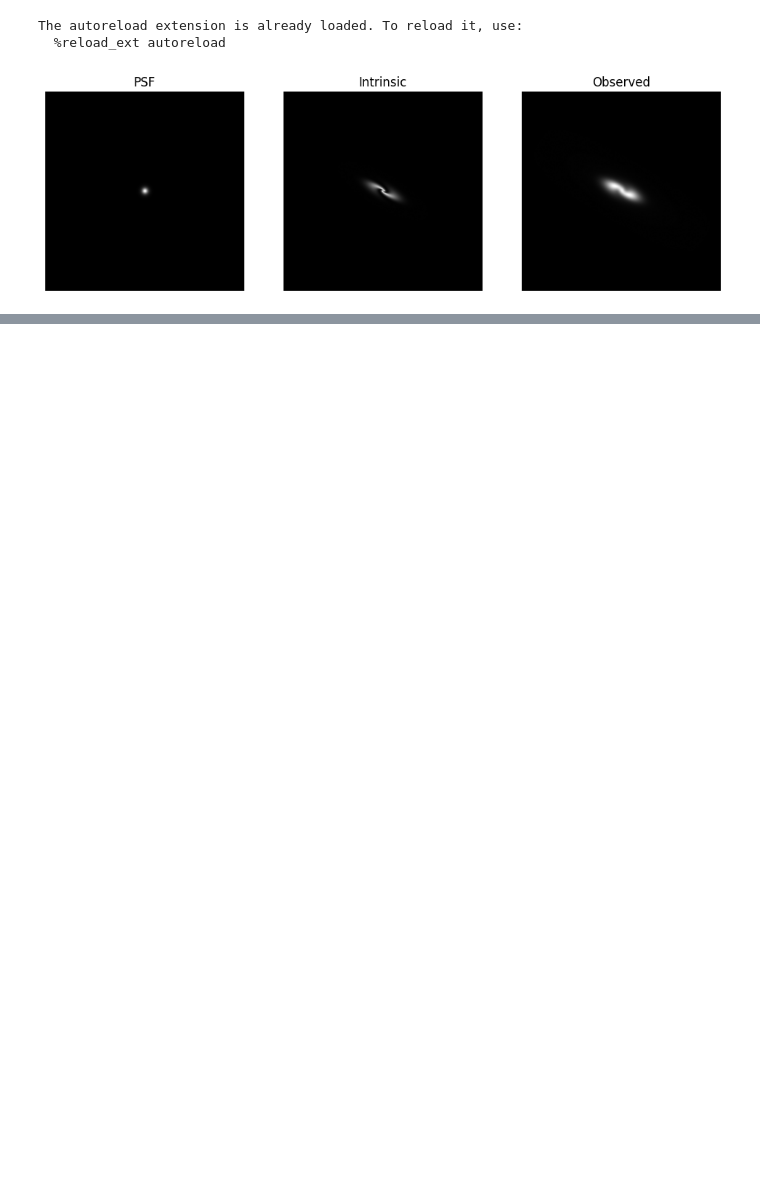
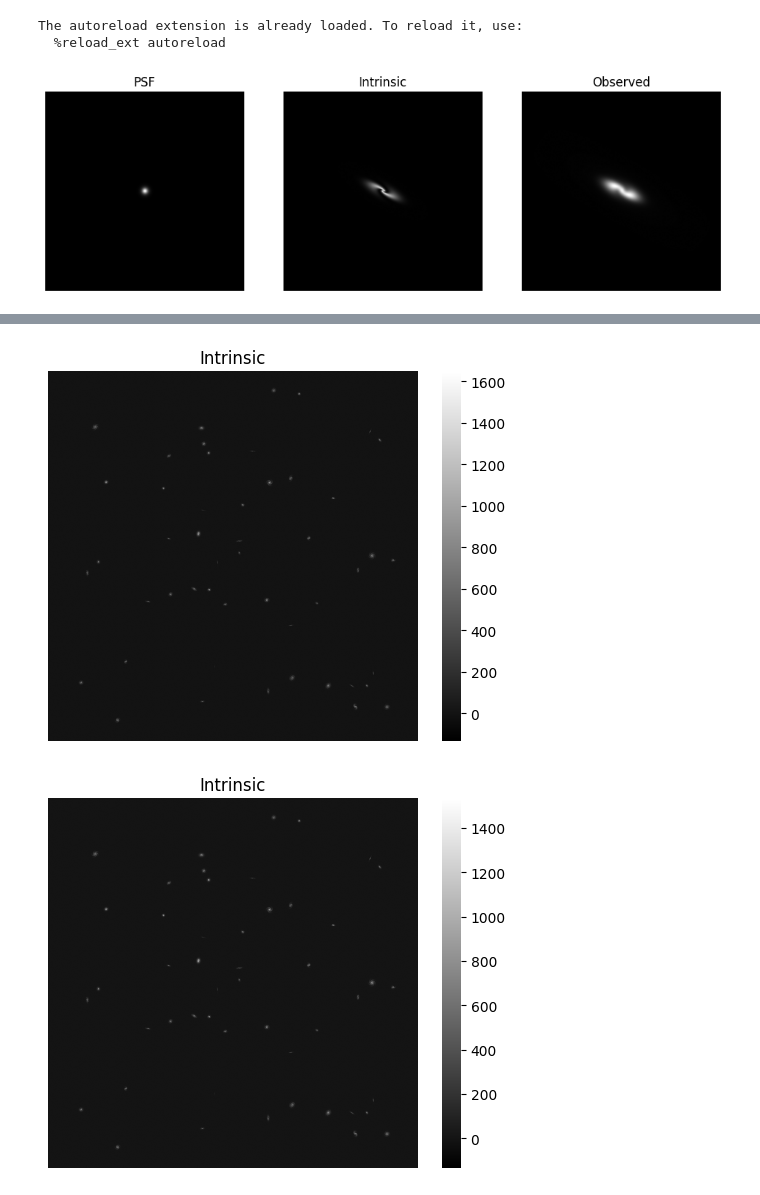
Before and after one commit to nielsklerk/FRP, a Jupyter notebook: notebooks/02_gaap.ipynb, the cells around one changed output, grey strips where cells are left out. Saved outputs shown, nothing was run; the diff lists cells and outputs as text; code cells hidden in the pictures; blank space fills up the shorter version.

```diff
--- a/notebooks/02_gaap.ipynb
+++ b/notebooks/02_gaap.ipynb
@@ -275,20 +245,0 @@ for i, (xc, yc) in enumerate(centers_new):
-# %%
-# Find closest centers to true centers
-tree = cKDTree(centers_new)
-_, indices = tree.query(centers, k=1)
-
-with plt.rc_context({
-    'xtick.bottom': True,
-    'xtick.labelbottom': True,
-    'ytick.left': True,
-    'ytick.labelleft': True,
-    'axes.edgecolor': 'black',
-    'axes.grid': True
-}):
-    for i in range(len(centers)):
-        plt.scatter(true_F[i], measured_F_new[indices[i]], label='Measured', c='blue')
-    plt.plot([0, max(true_F)], [0, max(true_F)], c='red', label='True')
-    plt.title("Measured with Centers found with Segmentation")
-    plt.xlabel('True Flux')
-    plt.ylabel('Measured Flux')
-    plt.show()
@@ -296,0 +246,60 @@ with plt.rc_context({
+# %%
+N_galaxies = 50
+height = 1000
+width = 1000
+margin = 50
+
+# Define scaling for the weight
+a = 5
+b = 5
+
+images = np.zeros((3, height, width), dtype=float)
+
+random_intensity = np.vstack([abs(np.random.normal(500, 20, size=(N_galaxies, 3))),
+                            abs(np.random.normal(1000, 80, size=(N_galaxies, 3))),
+                            abs(np.random.normal(2000, 40, size=(N_galaxies, 3)))])
+
+
+centers = []
+true_F = np.zeros_like(random_intensity)
+for i in range(N_galaxies):
+    # Generate random galaxy parameters
+    xc = np.random.uniform(0 + margin, width - margin)
+    yc = np.random.uniform(0 + margin, height - margin)
+    k = np.random.uniform(1e-3, 1)
+    n = np.random.uniform(0.2, 0.5)
+    rotation = np.random.uniform(-np.pi / 2, np.pi / 2)
+    inclination = np.random.uniform(0.1, np.pi / 2)
+    n_arms = np.random.randint(2, 6)
+    winding = np.random.uniform(1, 5)
+    arm_width = np.random.uniform(0.001, 0.004)
+    bulge_strength = np.random.uniform(0.5, 1)
+    Rc = np.random.uniform(3, 6)
+
+    # Generate galaxy image
+    galaxy_image = sersic(height, width, xc, yc, k, n, inclination=inclination, rotation=rotation, Rc=Rc, n_arms=n_arms,
+                          winding=winding, bulge_strength=bulge_strength,
+                          direction=np.random.choice([-1, 1]))
+
+    # Store galaxy center and true flux
+
+    weight = gaussian_weight(height, width, xc, yc, a, b)
+    for j, intensity in enumerate(random_intensity[i]):
+        true_F[i, j] = np.sum(weight * galaxy_image* intensity)+1
+
+        # Add galaxy image to the total image
+        images[j] += galaxy_image * intensity
+    centers.append((xc, yc))
+
+# Plot intrinsic image
+# plt.figure(figsize=(8, 8))
+# for (xc, yc) in centers:
+#     plt.scatter(xc, yc, c='cyan', marker='+')
+for i in range(3):
+    plt.imshow(images[i])
+    plt.colorbar()
+    plt.title("Intrinsic")
+    plt.show()
+# %% [output]
+[figure, added]
+[figure, added]
```
Also changed, not shown: parts of 19 cells of this notebook, 1 other file.
